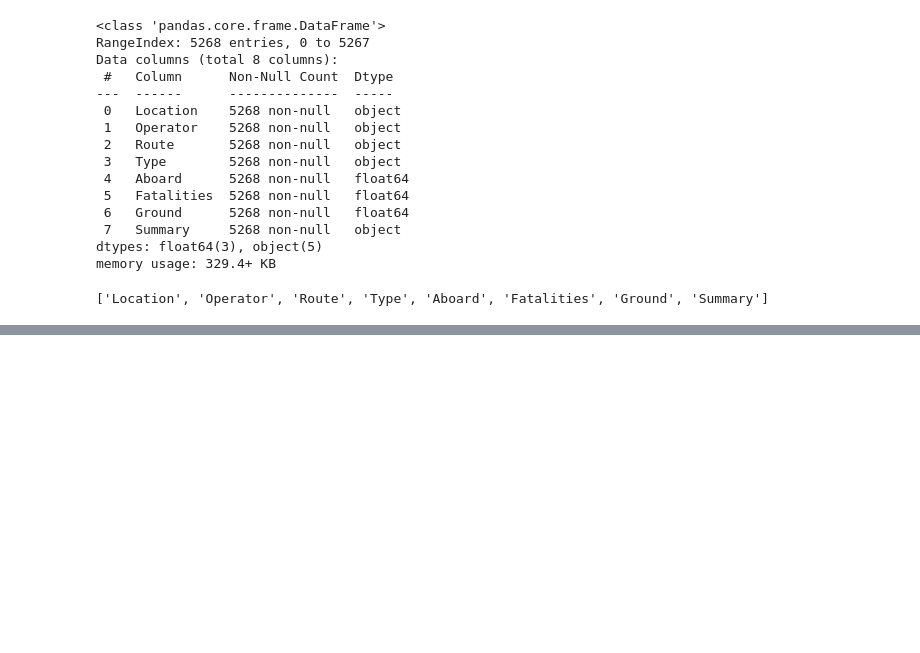
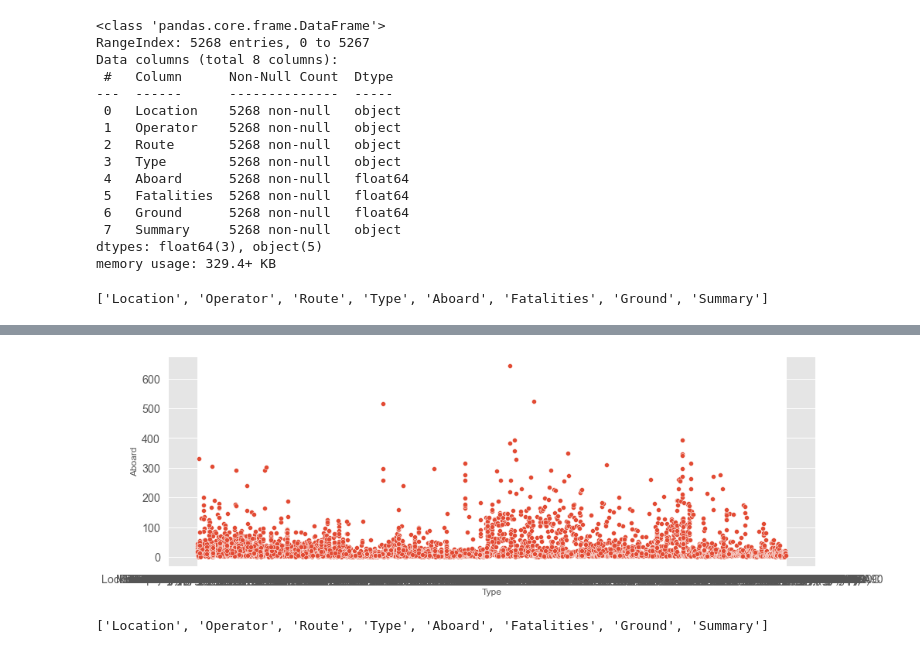
Before and after one commit to Kuldeepak090/Major-Project-kuldeepak, a Jupyter notebook: eda_data.ipynb, the cells around one changed output, grey strips where cells are left out. Cells and saved outputs as stored; diff of their text form; code cells hidden in the pictures; blank space fills up the shorter version.

```diff
--- a/eda_data.ipynb
+++ b/eda_data.ipynb
@@ -82,0 +93,9 @@ df['Summary'].value_counts().head(20).plot(kind='bar',color = ['pink','orange'])
+# %%
+sns.scatterplot(x='Type',y='Aboard',data=df)
+plt.show()
+# %% [output]
+[figure, added]
+# %%
+print(df.columns.tolist())
+# %% [output]
+['Location', 'Operator', 'Route', 'Type', 'Aboard', 'Fatalities', 'Ground', 'Summary']
```
Also changed, not shown: parts of 15 cells of this notebook.
